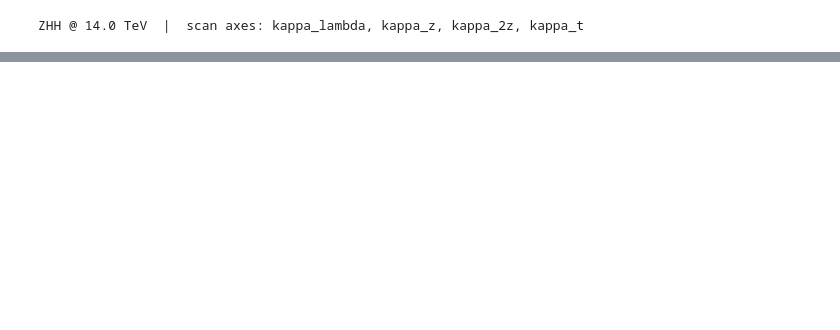
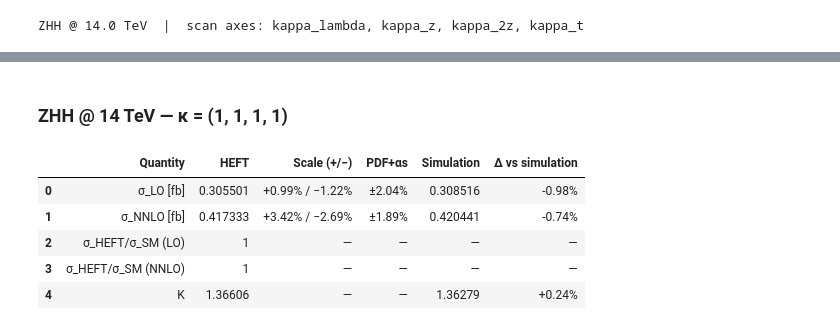
Before and after one commit to Ryczek/VHH-NNLO, a Jupyter notebook: vhh_prediction.ipynb, the cells around one changed output, grey strips where cells are left out. Saved outputs shown, nothing was run; the diff lists cells and outputs as text; code cells hidden in the pictures; blank space fills up the shorter version.

```diff
--- a/vhh_prediction.ipynb
+++ b/vhh_prediction.ipynb
@@ -179,0 +177,21 @@ plt.show()
+# %%
+# Wilson-coefficient point (SM: all 1.0)
+KAPPA = (1.0, 1.0, 1.0, 1.0)  # ZHH example: (3.0, 1.0, 1.0, 1.0) → κ_λ = 3
+
+display(Markdown(f"### {spot_check_caption(analysis, KAPPA)}"))
+display(
+    spot_check_table(
+        analysis,
+        KAPPA,
+        as_percent=UNCERTAINTIES_AS_PERCENT,
+        compare_simulation=COMPARE_SIMULATION,
+    )
+)
+# %% [output]
+### ZHH @ 14 TeV — κ = (1, 1, 1, 1)
+|  | Quantity | HEFT | Scale (+/−) | PDF+αs | Simulation | Δ vs simulation |
+| 0 | σ_LO [fb] | 0.305501 | +0.99% / −1.22% | ±2.04% | 0.308516 | -0.98% |
+| 1 | σ_NNLO [fb] | 0.417333 | +3.42% / −2.69% | ±1.89% | 0.420441 | -0.74% |
+| 2 | σ_HEFT/σ_SM (LO) | 1 | — | — | — | — |
+| 3 | σ_HEFT/σ_SM (NNLO) | 1 | — | — | — | — |
+| 4 | K | 1.36606 | — | — | 1.36279 | +0.24% |
```
Also changed, not shown: parts of 24 cells of this notebook, 12 other files.
